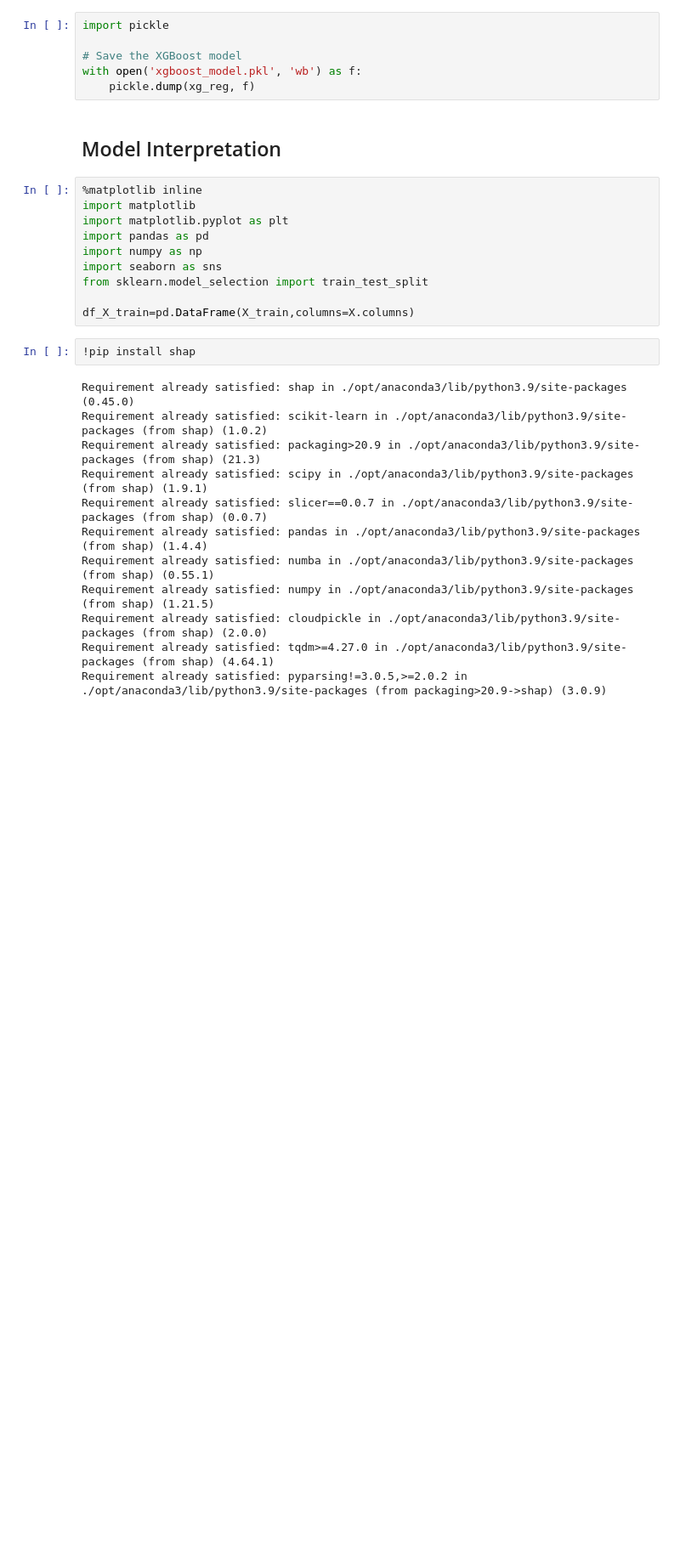
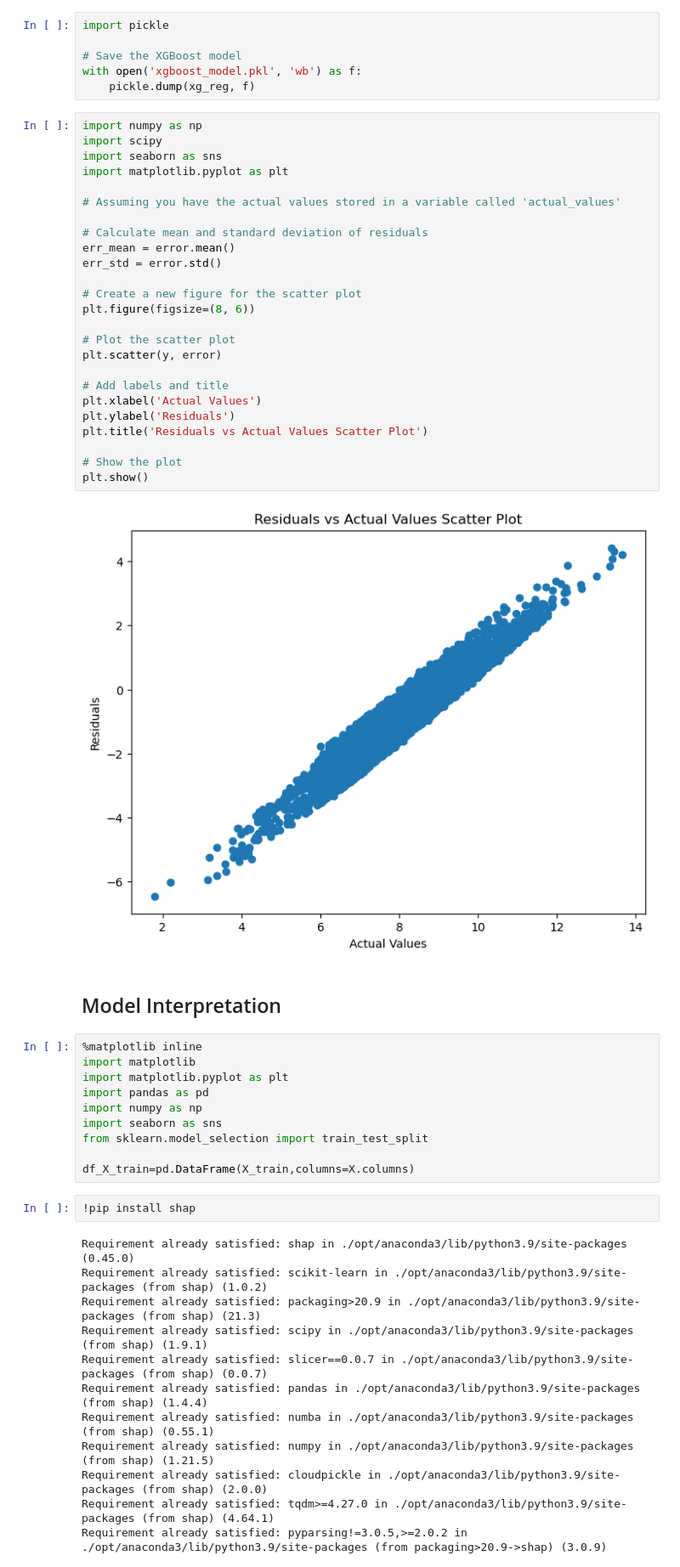
Before and after one commit to JacopoBulgarelli/ML-Project-PoliMi, a Jupyter notebook: final notebook.ipynb, the cells around one changed output. Shown at 85% size. Saved outputs shown, nothing was run; the diff lists cells and outputs as text; blank space fills up the shorter version.

```diff
--- a/final notebook.ipynb
+++ b/final notebook.ipynb
@@ -728,6 +733,33 @@ import pickle
 # Save the XGBoost model
 with open('xgboost_model.pkl', 'wb') as f:
     pickle.dump(xg_reg, f)
+# %%
+import numpy as np
+import scipy
+import seaborn as sns
+import matplotlib.pyplot as plt
+
+# Assuming you have the actual values stored in a variable called 'actual_values'
+
+# Calculate mean and standard deviation of residuals
+err_mean = error.mean()
+err_std = error.std()
+
+# Create a new figure for the scatter plot
+plt.figure(figsize=(8, 6))
+
+# Plot the scatter plot
+plt.scatter(y, error)
+
+# Add labels and title
+plt.xlabel('Actual Values')
+plt.ylabel('Residuals')
+plt.title('Residuals vs Actual Values Scatter Plot')
+
+# Show the plot
+plt.show()
+# %% [output]
+[figure, added]
 # %% [markdown]
 ## Model Interpretation
 # %%
```
Also changed, not shown: parts of 7 cells of this notebook.
